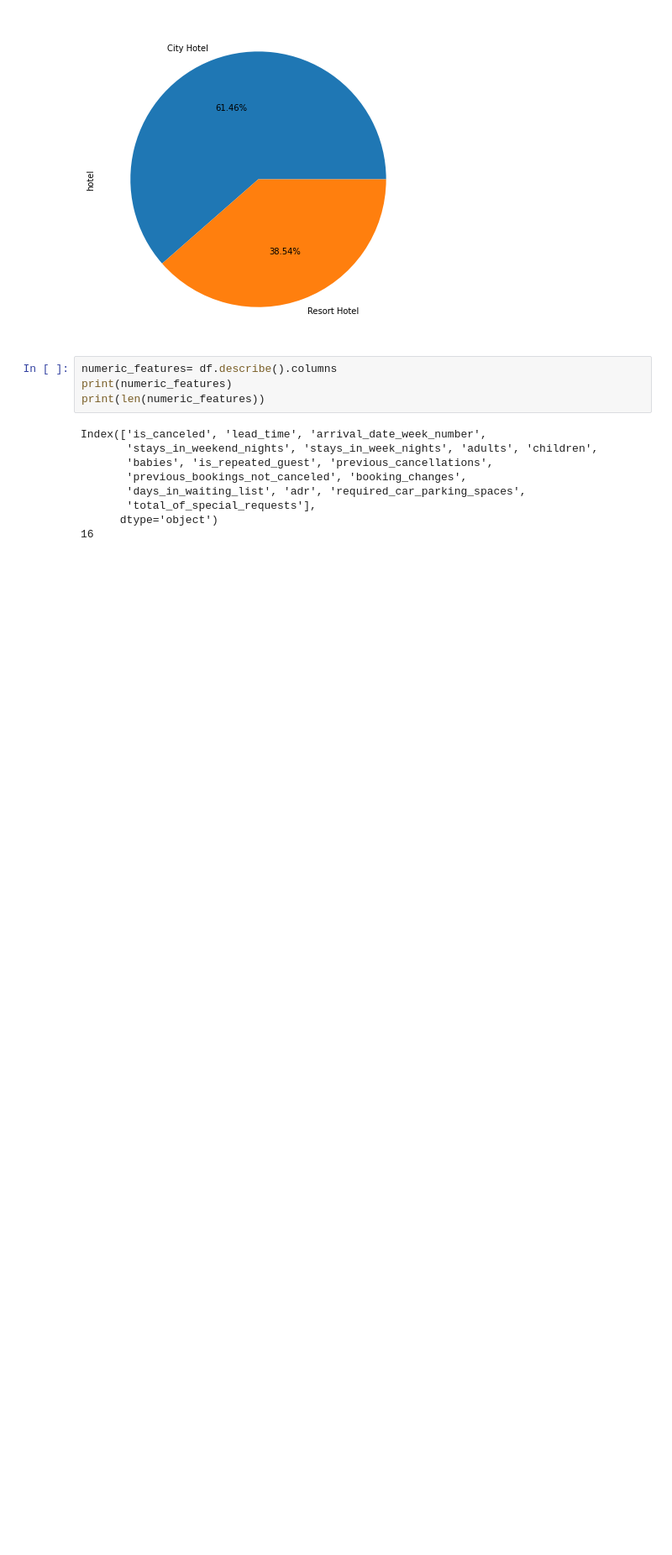
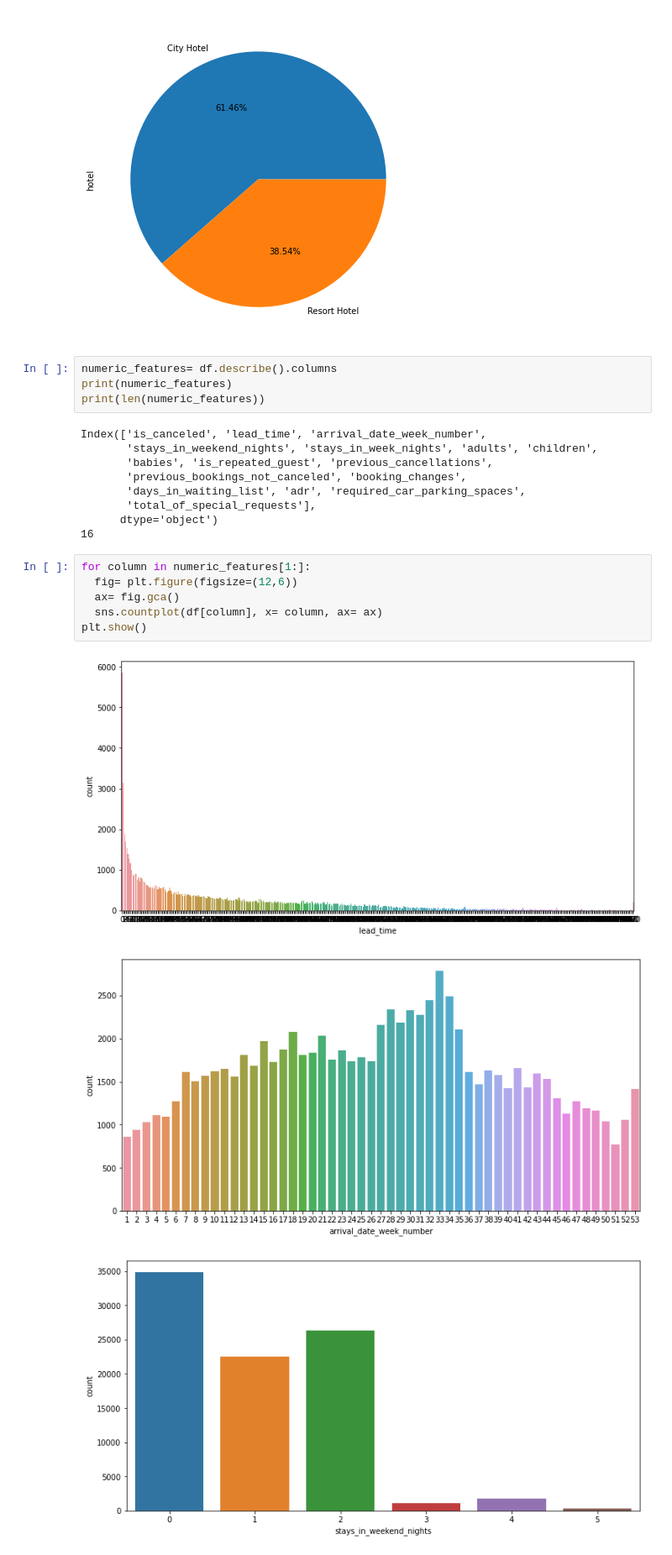
Before and after one commit to AmirKhan6219/Hotel-Booking-Analysis, a Jupyter notebook: Hotel_Bokking_analysis.ipynb, the cells around one changed output. Shown: that part at 84% size. Saved outputs shown, nothing was run; the diff lists cells and outputs as text; blank space fills up the shorter version.

```diff
--- a/Hotel_Bokking_analysis.ipynb
+++ b/Hotel_Bokking_analysis.ipynb
@@ -220,3 +220,13 @@ Index(['is_canceled', 'lead_time', 'arrival_date_week_number',
        'total_of_special_requests'],
       dtype='object')
 16
+# %%
+for column in numeric_features[1:]:
+  fig= plt.figure(figsize=(12,6))
+  ax= fig.gca()
+  sns.countplot(df[column], x= column, ax= ax)
+plt.show()
+# %% [output]
+[figure, added]
+[figure, added]
+[figure, added]
```
Also changed, not shown: parts of 1 cell of this notebook.
